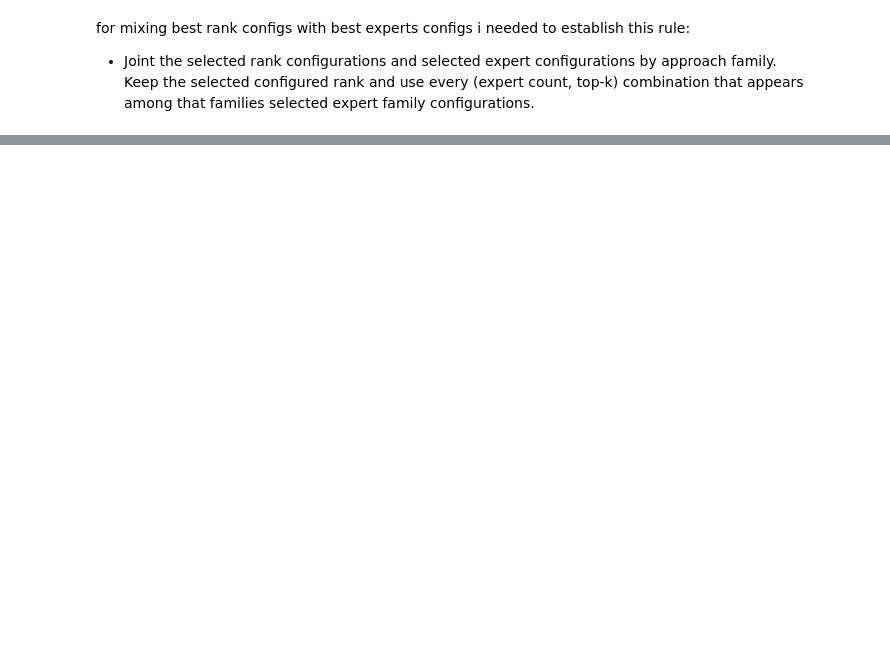
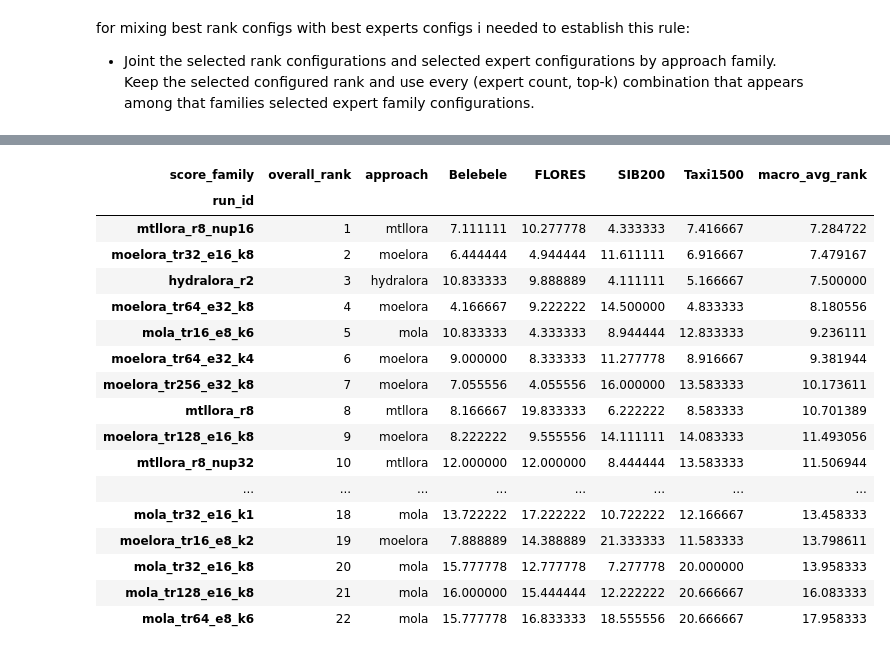
Before and after one commit to dice-group/moe-study, a Jupyter notebook: result_analysis/notebooks/best_rank_expert_selection.ipynb, the cells around one changed output, grey strips where cells are left out. Drawn from its saved outputs; the diff is of its cells as text; code cells hidden in the pictures; blank space fills up the shorter version.

Commit message:
updated notebook to include updated approach evaluation

```diff
--- a/result_analysis/notebooks/best_rank_expert_selection.ipynb
+++ b/result_analysis/notebooks/best_rank_expert_selection.ipynb
@@ -841,0 +878,71 @@ deduplicated the final list is:
+# %%
+# now we rank all of those approaches within each benchmark and derive the macro average rank across all benchmarks
+BENCHMARKS = ["Belebele", "FLORES", "SIB200", "Taxi1500"]
+UNIT_COLS = ["score_family", "task", "language", "metric"]
+
+# higher must always mean better
+mixed_data["score"] = mixed_data["value"].where(
+    mixed_data["better"].ne("lower"),
+    -mixed_data["value"],
+)
+
+# rows = evaluation units; columns = concrete configurations
+pivot = mixed_data.pivot(
+    index=UNIT_COLS,
+    columns="run_id",
+    values="score",
+)
+
+# rank configurations within every language/task/metric unit
+unit_ranks = pivot.rank(
+    axis=1,
+    ascending=False,
+    method="average",
+)
+# display(unit_ranks.head(10)) this helps to understand what happens:
+# we rank each result withint each benchark - language result accross the 22 trained configurations from 1st to 22nd place
+
+# average ranks across all units within each benchmark
+family_ranks = unit_ranks.groupby(level="score_family").mean()
+#display(family_ranks.head(10))
+
+# Give both FLORES directions equal weight
+family_ranks.loc["FLORES"] = family_ranks.loc[
+    ["FLORES en->x", "FLORES x->en"]
+].mean()
+# display(family_ranks)
+
+benchmark_ranks = family_ranks.loc[BENCHMARKS]
+
+# One row per concrete configuration
+mixed_ranking = benchmark_ranks.T
+mixed_ranking["macro_avg_rank"] = benchmark_ranks.mean()
+
+approaches = (
+    mixed_data.drop_duplicates("run_id")
+    .set_index("run_id")["kind"]
+)
+
+mixed_ranking.insert(0, "approach", approaches.reindex(mixed_ranking.index))
+mixed_ranking = mixed_ranking.sort_values("macro_avg_rank")
+mixed_ranking.insert(0, "overall_rank", range(1, len(mixed_ranking) + 1))
+display(mixed_ranking)
+# %% [output]
+| score_family | overall_rank | approach | Belebele | FLORES | SIB200 | Taxi1500 | macro_avg_rank |
+| run_id |  |  |  |  |  |  |  |
+| mtllora_r8_nup16 | 1 | mtllora | 7.111111 | 10.277778 | 4.333333 | 7.416667 | 7.284722 |
+| moelora_tr32_e16_k8 | 2 | moelora | 6.444444 | 4.944444 | 11.611111 | 6.916667 | 7.479167 |
+| hydralora_r2 | 3 | hydralora | 10.833333 | 9.888889 | 4.111111 | 5.166667 | 7.500000 |
+| moelora_tr64_e32_k8 | 4 | moelora | 4.166667 | 9.222222 | 14.500000 | 4.833333 | 8.180556 |
+| mola_tr16_e8_k6 | 5 | mola | 10.833333 | 4.333333 | 8.944444 | 12.833333 | 9.236111 |
+| moelora_tr64_e32_k4 | 6 | moelora | 9.000000 | 8.333333 | 11.277778 | 8.916667 | 9.381944 |
+| moelora_tr256_e32_k8 | 7 | moelora | 7.055556 | 4.055556 | 16.000000 | 13.583333 | 10.173611 |
+| mtllora_r8 | 8 | mtllora | 8.166667 | 19.833333 | 6.222222 | 8.583333 | 10.701389 |
+| moelora_tr128_e16_k8 | 9 | moelora | 8.222222 | 9.555556 | 14.111111 | 14.083333 | 11.493056 |
+| mtllora_r8_nup32 | 10 | mtllora | 12.000000 | 12.000000 | 8.444444 | 13.583333 | 11.506944 |
+| ... | ... | ... | ... | ... | ... | ... | ... |
+| mola_tr32_e16_k1 | 18 | mola | 13.722222 | 17.222222 | 10.722222 | 12.166667 | 13.458333 |
+| moelora_tr16_e8_k2 | 19 | moelora | 7.888889 | 14.388889 | 21.333333 | 11.583333 | 13.798611 |
+| mola_tr32_e16_k8 | 20 | mola | 15.777778 | 12.777778 | 7.277778 | 20.000000 | 13.958333 |
+| mola_tr128_e16_k8 | 21 | mola | 16.000000 | 15.444444 | 12.222222 | 20.666667 | 16.083333 |
+| mola_tr64_e8_k6 | 22 | mola | 15.777778 | 16.833333 | 18.555556 | 20.666667 | 17.958333 |
```
Also changed, not shown: parts of 9 cells of this notebook.
